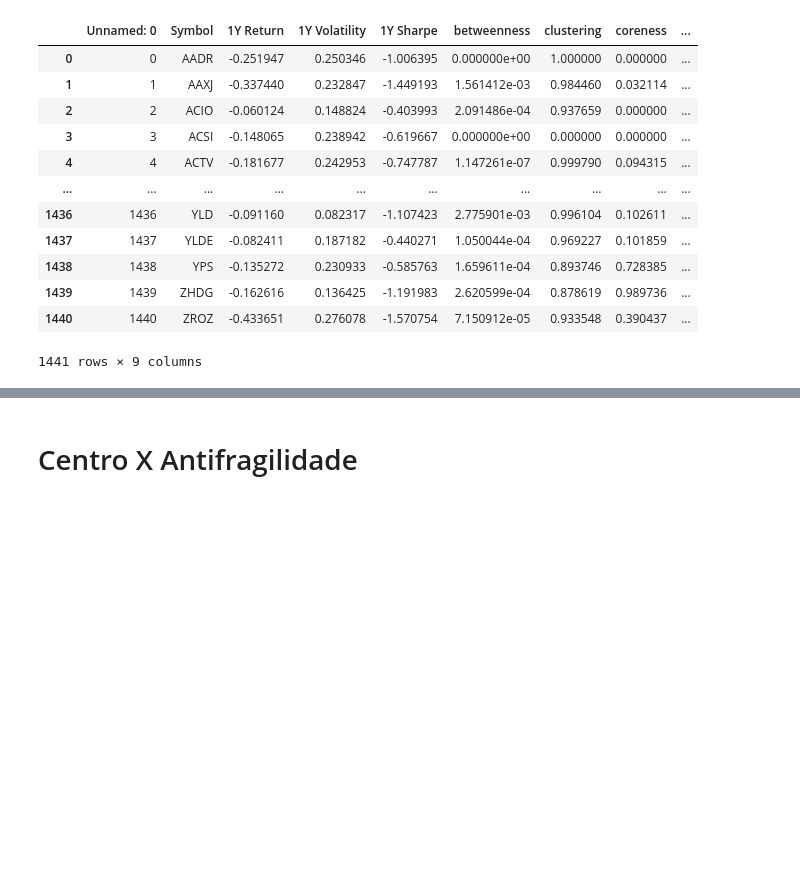
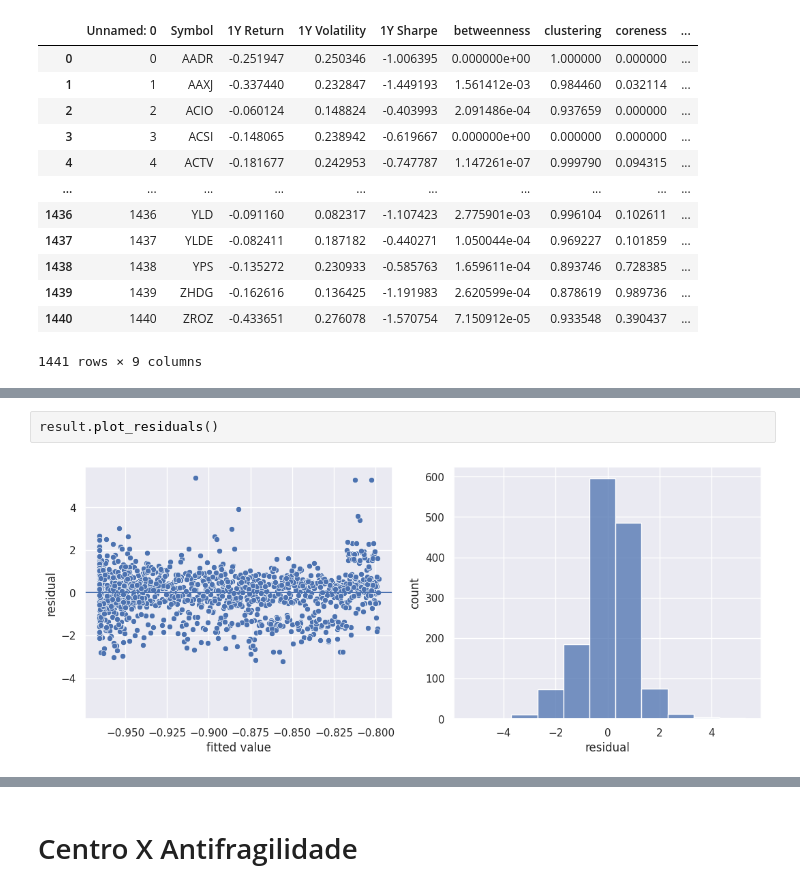
Before and after one commit to arthurchieppe/redsoc-projeto, a Jupyter notebook: modelos.ipynb, the cells around one changed output, grey strips where cells are left out. Drawn from its saved outputs; the diff is of its cells as text; blank space fills up the shorter version.

```diff
--- a/modelos.ipynb
+++ b/modelos.ipynb
@@ -31,0 +54,4 @@ metrics
+# %%
+result.plot_residuals()
+# %% [output]
+[figure, added]
```
Also changed, not shown: parts of 13 cells of this notebook.
